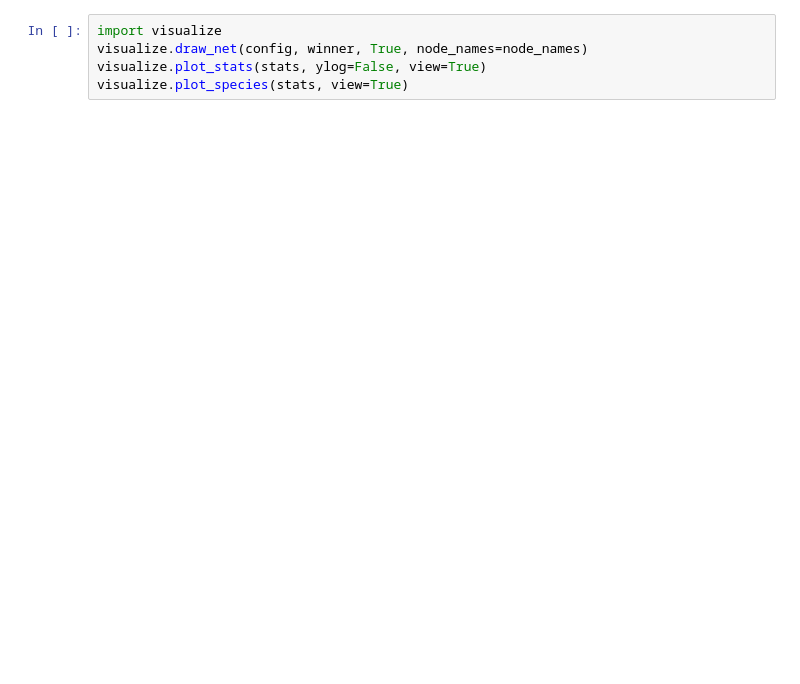
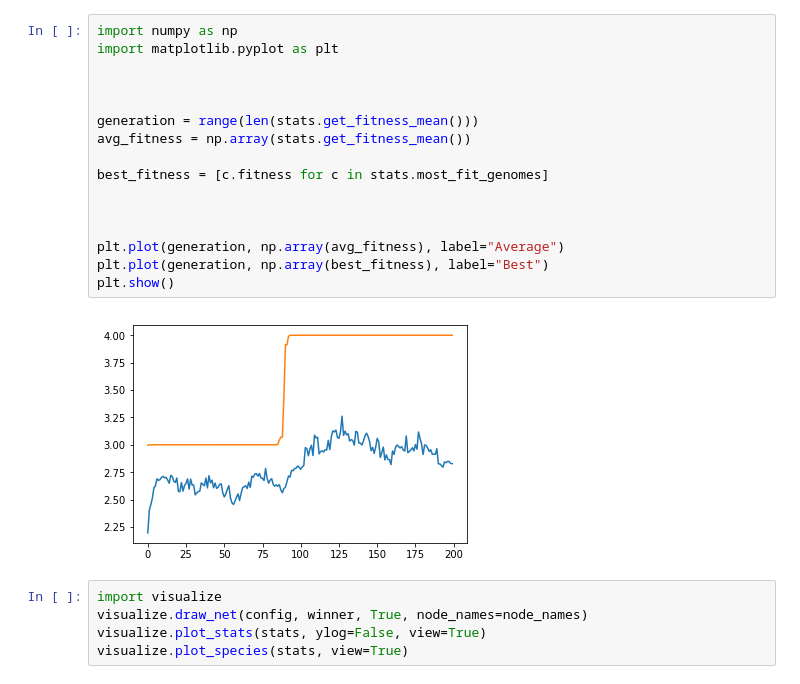
Before and after one commit to lafengxiaoyu/ENN, a Jupyter notebook: XOR/xor_mini.ipynb, the cells around one changed output. Cells and saved outputs as stored; diff of their text form; blank space fills up the shorter version.

```diff
--- a/XOR/xor_mini.ipynb
+++ b/XOR/xor_mini.ipynb
@@ -60,3 +78,21 @@ node_names = {-1: "A", -2: "B", 0: "A XOR B"}
+# %%
+import numpy as np
+import matplotlib.pyplot as plt
+
+
+
+generation = range(len(stats.get_fitness_mean()))
+avg_fitness = np.array(stats.get_fitness_mean())
+
+best_fitness = [c.fitness for c in stats.most_fit_genomes]
+
+
+
+plt.plot(generation, np.array(avg_fitness), label="Average")
+plt.plot(generation, np.array(best_fitness), label="Best")
+plt.show()
+# %% [output]
+[figure, added]
 # %%
 import visualize
 visualize.draw_net(config, winner, True, node_names=node_names)
```
Also changed, not shown: parts of 1 cell of this notebook, 2 other files.
